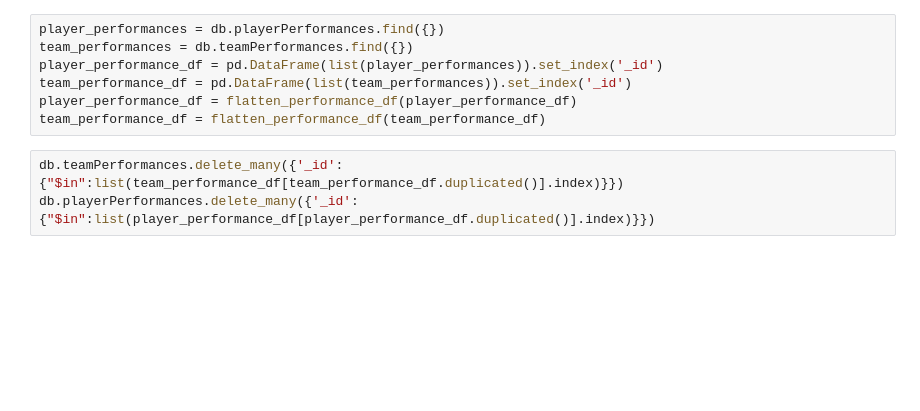
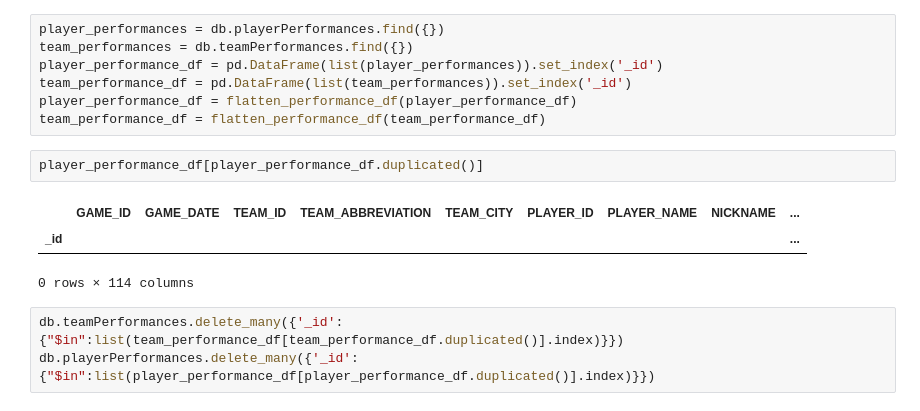
Before and after one commit to marcoloco23/super_team, a Jupyter notebook: model.ipynb, the cells around one changed output. Cells and saved outputs as stored; diff of their text form; blank space fills up the shorter version.

```diff
--- a/model.ipynb
+++ b/model.ipynb
@@ -19,6 +19,12 @@ player_performance_df = pd.DataFrame(list(player_performances)).set_index('_id')
 team_performance_df = pd.DataFrame(list(team_performances)).set_index('_id')
 player_performance_df = flatten_performance_df(player_performance_df)
 team_performance_df = flatten_performance_df(team_performance_df)
+# %%
+player_performance_df[player_performance_df.duplicated()]
+# %% [output]
+|  | GAME_ID | GAME_DATE | TEAM_ID | TEAM_ABBREVIATION | TEAM_CITY | PLAYER_ID | PLAYER_NAME | NICKNAME | ... |
+| _id |  |  |  |  |  |  |  |  | ... |
+0 rows × 114 columns
 # %%
 db.teamPerformances.delete_many({'_id':{"$in":list(team_performance_df[team_performance_df.duplicated()].index)}})
 db.playerPerformances.delete_many({'_id':{"$in":list(player_performance_df[player_performance_df.duplicated()].index)}})
```
Also changed, not shown: parts of 4 cells of this notebook, 7 other files.
